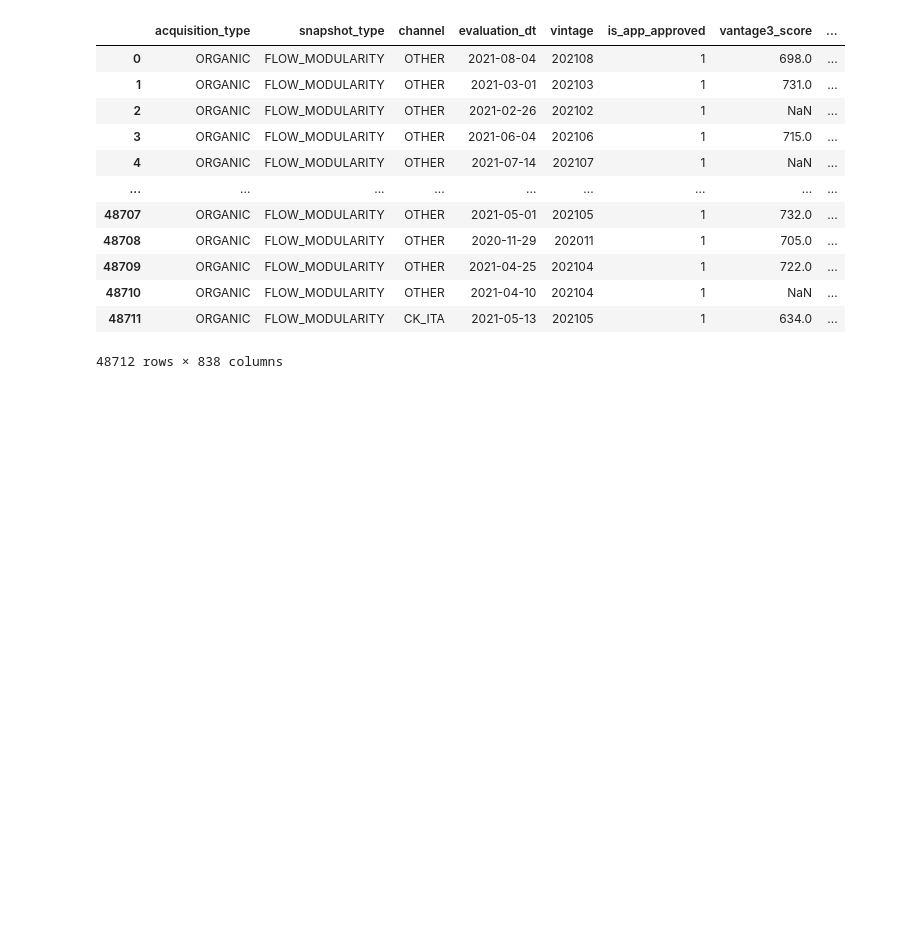
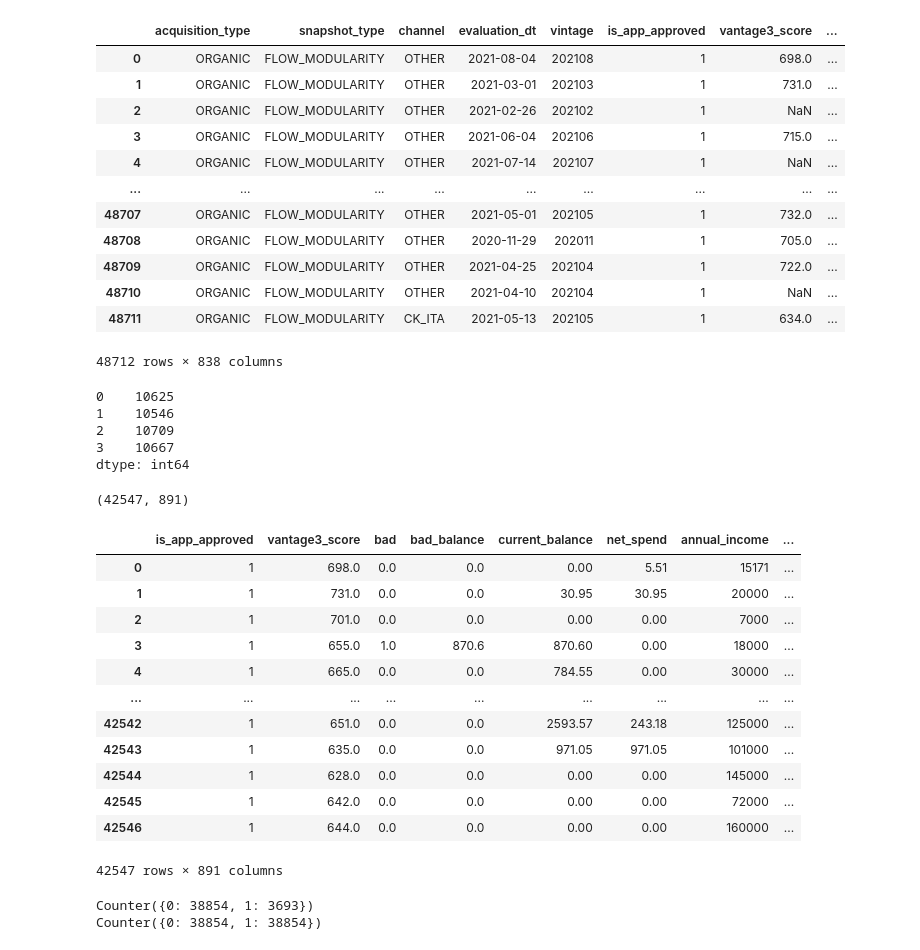
Before and after one commit to DSC180A/create_credit_score, a Jupyter notebook: src/data/make_dataset.ipynb, the cells around one changed output. Saved outputs shown, nothing was run; the diff lists cells and outputs as text; code cells hidden in the pictures; blank space fills up the shorter version.

```diff
--- a/src/data/make_dataset.ipynb
+++ b/src/data/make_dataset.ipynb
@@ -21,0 +49,8 @@ df
+# %%
+df_clean.apply(assign_quartile, axis=1).value_counts().sort_index()
+# %% [output]
+0    10625
+1    10546
+2    10709
+3    10667
+dtype: int64
@@ -21,0 +72,54 @@ df
+# %%
+# Categorical
+
+def process_categorical_data(dataset):
+    """ One hot encodes all of the categorial columns of the dataset.  Removes the original columns """
+    # select categorical data
+    categorical_data = dataset.select_dtypes('object')
+
+    enc = OneHotEncoder(handle_unknown='ignore')
+
+    ohe_data = enc.fit_transform(categorical_data).toarray()
+    column_names = enc.get_feature_names(categorical_data.columns)
+
+    add = dataset.select_dtypes(exclude='object')
+    added = pd.DataFrame(ohe_data,columns=column_names).astype(int)
+
+    add.reset_index(drop = True, inplace= True)
+    added.reset_index(drop = True, inplace= True)
+    X = pd.concat([add,
+               added], axis=1)
+    print(X.shape)
+    return X
+
+df_clean = process_categorical_data(df_clean)
+df_clean
+# %% [output]
+(42547, 891)
+|  | is_app_approved | vantage3_score | bad | bad_balance | current_balance | net_spend | annual_income | ... |
+| 0 | 1 | 698.0 | 0.0 | 0.0 | 0.00 | 5.51 | 15171 | ... |
+| 1 | 1 | 731.0 | 0.0 | 0.0 | 30.95 | 30.95 | 20000 | ... |
+| 2 | 1 | 701.0 | 0.0 | 0.0 | 0.00 | 0.00 | 7000 | ... |
+| 3 | 1 | 655.0 | 1.0 | 870.6 | 870.60 | 0.00 | 18000 | ... |
+| 4 | 1 | 665.0 | 0.0 | 0.0 | 784.55 | 0.00 | 30000 | ... |
+| ... | ... | ... | ... | ... | ... | ... | ... | ... |
+| 42542 | 1 | 651.0 | 0.0 | 0.0 | 2593.57 | 243.18 | 125000 | ... |
+| 42543 | 1 | 635.0 | 0.0 | 0.0 | 971.05 | 971.05 | 101000 | ... |
+| 42544 | 1 | 628.0 | 0.0 | 0.0 | 0.00 | 0.00 | 145000 | ... |
+| 42545 | 1 | 642.0 | 0.0 | 0.0 | 0.00 | 0.00 | 72000 | ... |
+| 42546 | 1 | 644.0 | 0.0 | 0.0 | 0.00 | 0.00 | 160000 | ... |
+42547 rows × 891 columns
+# %%
+# Imbalance dataset
+
+oversample = SMOTE()
+X = df_clean.drop('bad', axis=1)
+y = df_clean['bad'].astype(int)
+counter = Counter(y)
+print(counter)
+X, y = oversample.fit_resample(X, y)
+counter = Counter(y)
+print(counter)
+# %% [output]
+Counter({0: 38854, 1: 3693})
+Counter({0: 38854, 1: 38854})
```
Also changed, not shown: parts of 12 cells of this notebook, 1 other file.
